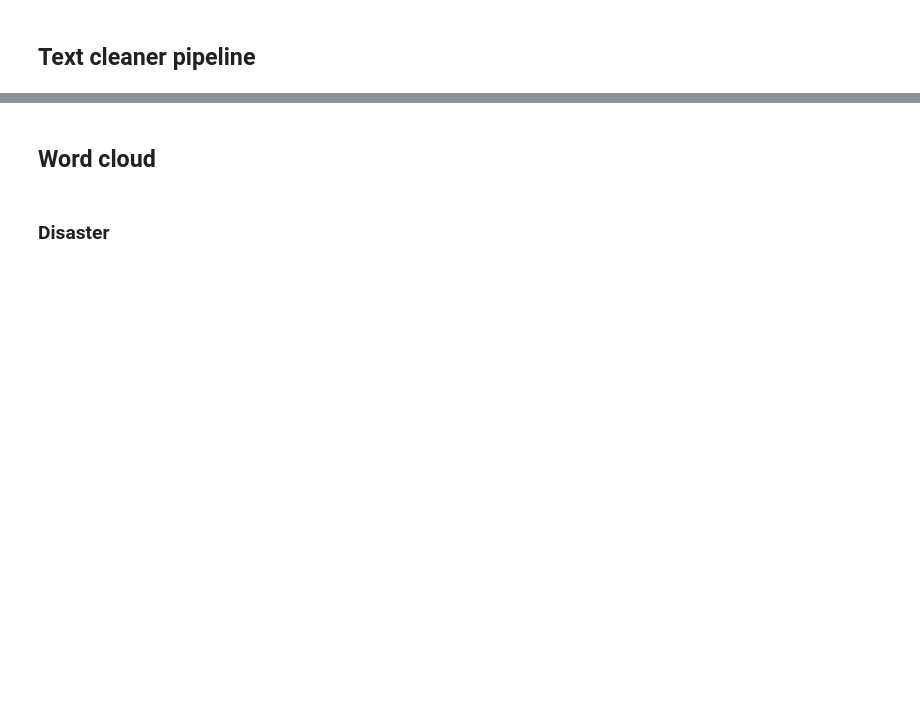
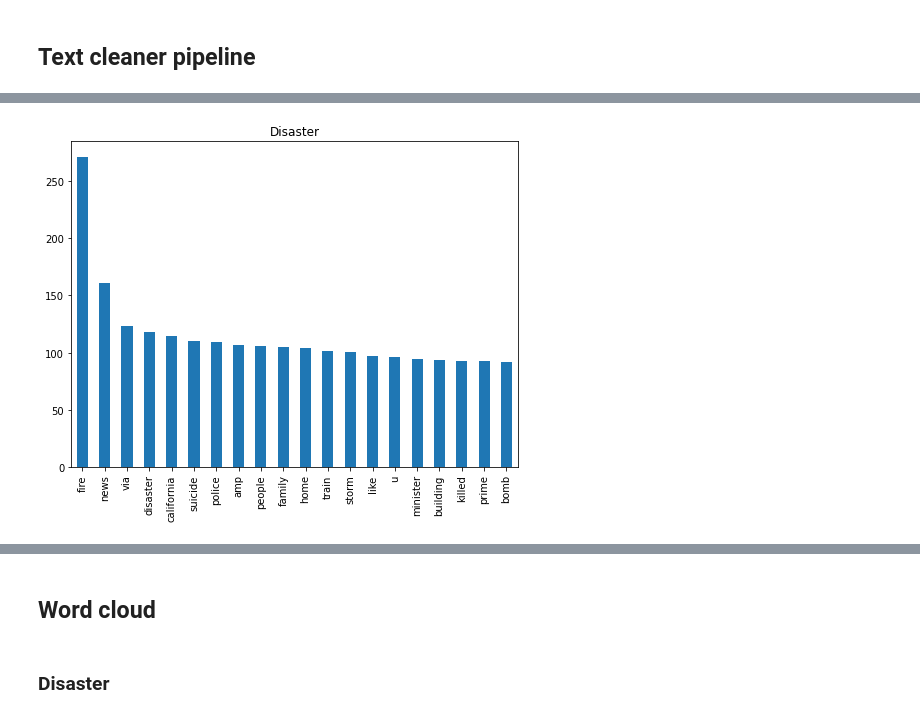
Before and after one commit to gha7all/DataScienceHub, a Jupyter notebook: week-3/disaster_tweets/tweets.ipynb, the cells around one changed output, grey strips where cells are left out. Saved outputs shown, nothing was run; the diff lists cells and outputs as text; code cells hidden in the pictures; blank space fills up the shorter version.

```diff
--- a/week-3/disaster_tweets/tweets.ipynb
+++ b/week-3/disaster_tweets/tweets.ipynb
@@ -253,0 +525,4 @@ dtype: int64
+# %%
+most_used_words(train_df, 1)
+# %% [output]
+[figure, added]
```
Also changed, not shown: parts of 14 cells of this notebook.
